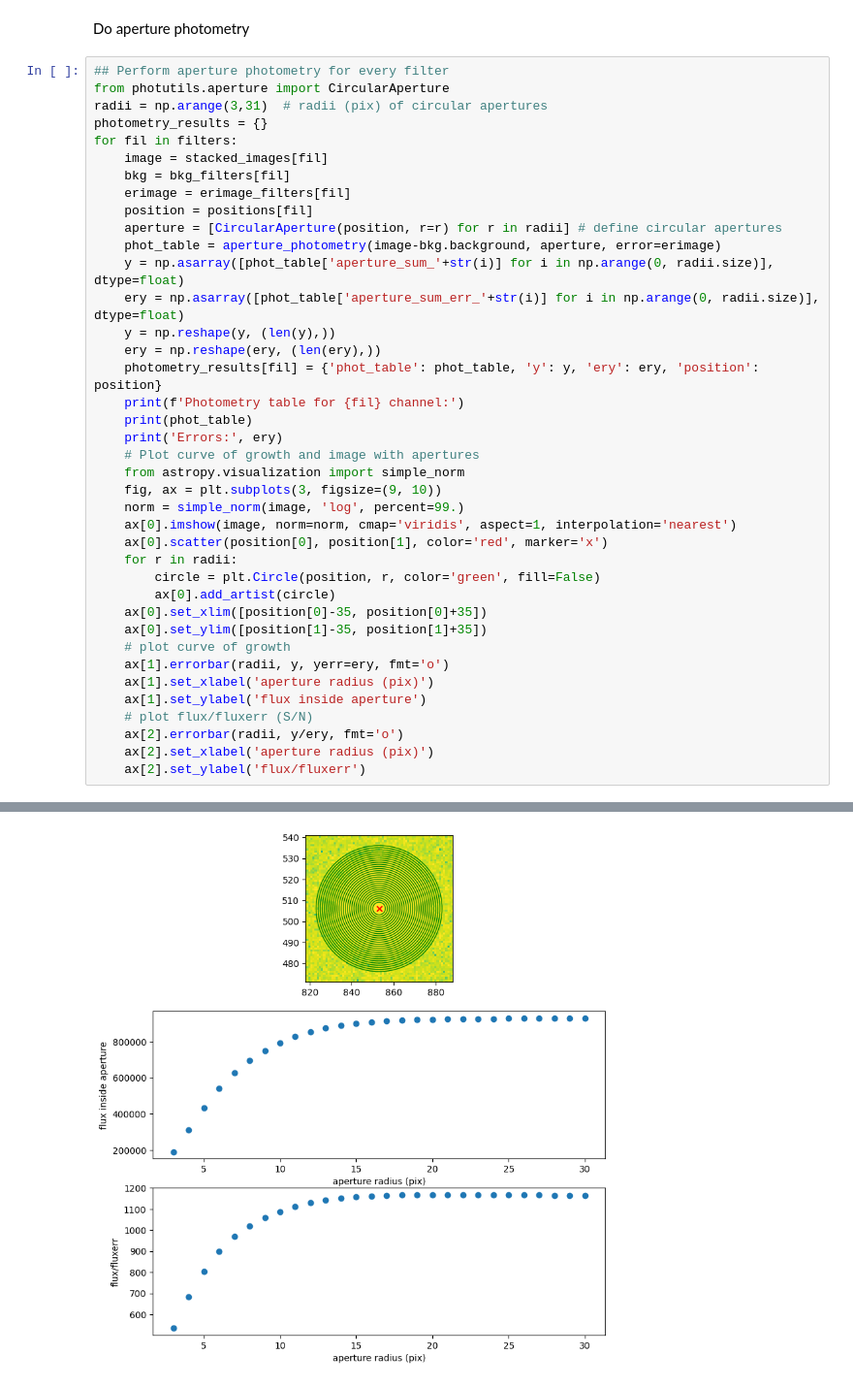
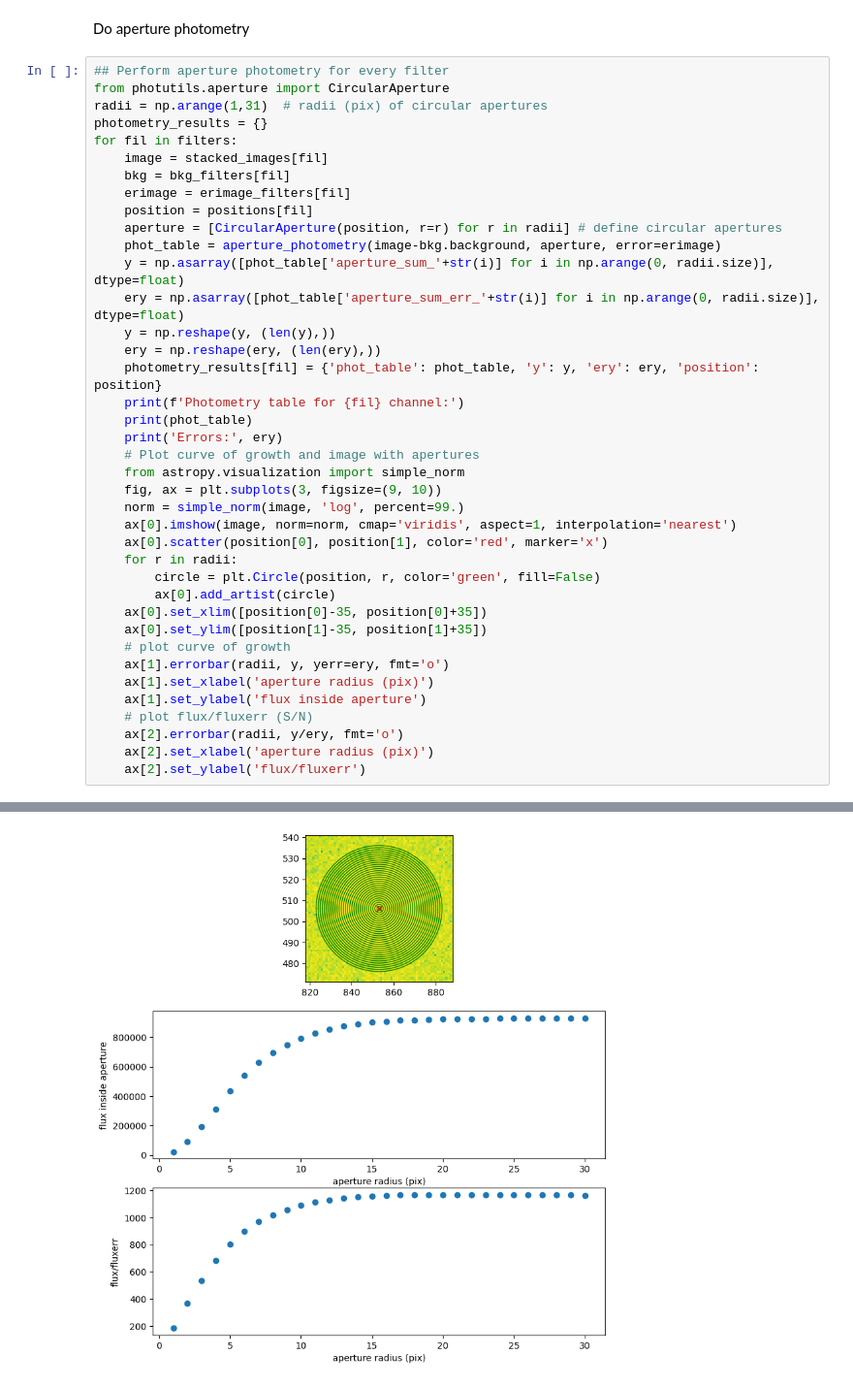
Before and after one commit to wisewizardofthestars/LA, a Jupyter notebook: V-aperture_photometry SHELIAK.ipynb, the cells around one changed output, grey strips where cells are left out. Shown at 97% size. Drawn from its saved outputs; the diff is of its cells as text.

```diff
--- a/V-aperture_photometry SHELIAK.ipynb
+++ b/V-aperture_photometry SHELIAK.ipynb
@@ -135,7 +135,7 @@ Do aperture photometry
 # %%
 ## Perform aperture photometry for every filter
 from photutils.aperture import CircularAperture
-radii = np.arange(3,31)  # radii (pix) of circular apertures
+radii = np.arange(1,31)  # radii (pix) of circular apertures
 photometry_results = {}
 for fil in filters:
     image = stacked_images[fil]
@@ -192 +192 @@ Photometry table for green channel:
-[figure, old version]
+[figure, new version]
```
Also changed, not shown: parts of 3 cells of this notebook, 1 other file.
